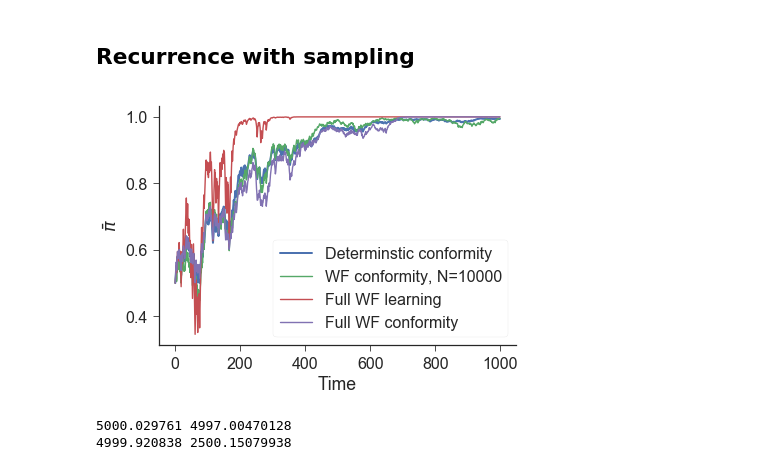
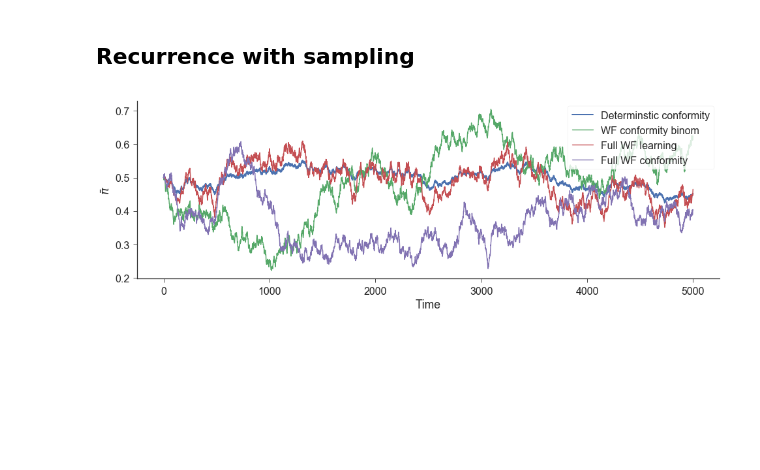
Before and after one commit to yoavram/Milpitas, a Jupyter notebook: notebooks/recurrence.ipynb, the cells around one changed output. Cells and saved outputs as stored; diff of their text form; code cells hidden in the pictures; blank space fills up the shorter version.

Commit message:
started transition to parental-conformity

```diff
--- a/notebooks/recurrence.ipynb
+++ b/notebooks/recurrence.ipynb
@@ -91,5 +94,9 @@ print(sols)
 # %%
-sol0, sol1, sol2, sol3 = 0, 1, (-W*η + W + w*η - 3*w - sqrt(W**2*η**2 - 2*W**2*η + W**2 - 2*W*w*η**2 + 4*W*w*η + 2*W*w + w**2*η**2 - 2*w**2*η + w**2))/(-2*W*η + 4*W + 2*w*η - 4*w), (-W*η + W + w*η - 3*w + sqrt(W**2*η**2 - 2*W**2*η + W**2 - 2*W*w*η**2 + 4*W*w*η + 2*W*w + w**2*η**2 - 2*w**2*η + w**2))/(-2*W*η + 4*W + 2*w*η - 4*w)
+sol0, sol1, sol2, sol3 = 0, 1, (-W*ρ + W + w*ρ - 3*w - sqrt(
+    W**2*ρ**2 - 2*W**2*ρ + W**2 - 2*W*w*ρ**2 + 4*W*w*ρ + 2*W*w + w**2*ρ**2 - 2*w**2*ρ + w**2
+))/(-2*W*ρ + 4*W + 2*w*ρ - 4*w), (-W*ρ + W + w*ρ - 3*w + sqrt(
+    W**2*ρ**2 - 2*W**2*ρ + W**2 - 2*W*w*ρ**2 + 4*W*w*ρ + 2*W*w + w**2*ρ**2 - 2*w**2*ρ + w**2
+))/(-2*W*ρ + 4*W + 2*w*ρ - 4*w)
 # %%
 sol2
 # %% [output]
@@ -147,4 +131,0 @@ Created on Feb 8 2017 using commit 878b8790e6383f038a502fe6b53c834a8882a9f4.
-# %%
-df = load_simulations('../data/recurrenceA1B1', False, False)
-print('π0:', df['π0'].unique())
-df.head()
@@ -290,4 +196,0 @@ Created on Feb 8 2017 using commit 878b8790e6383f038a502fe6b53c834a8882a9f4.
-# %%
-df = load_simulations('../data/recurrenceA2B1', False, False)
-print(df['π0'].unique())
-df.head()
@@ -582,12 +479,12 @@ False
 # %%
 N = 10000
-ρ = η = 0.1
-n = 1000
+ρ = η = 0.01
+n = 5000
 W = 2
 w = 1
 x0 = 0.5
 ε = np.zeros(n)
-ε[np.random.random(n) > 0.65] = 1
+ε[np.random.random(n) > 0.5] = 1
 
 x = np.empty(n, dtype=float)
 x[0] = x0
@@ -601,31 +498,22 @@ for t in range(1, n):
         ωA, ωB = w, W
     x[t] = recurrence(x[t-1], η, ωA, ωB)
     y[t] = recurrence(y[t-1], η, ωA, ωB)
-    if N > 0:
-        x[t] = beta_binomial_rand(N, int(N*x[t]), int(N*(1-x[t]))) / N
+
+    x[t] = scipy.stats.binom.rvs(N, x[t]) / N
 # %%
 πη = simulation(N, n, η, -1, W, w, lambda N: np.ones(N)*x0, ε)
 πρ = simulation(N, n, -1, ρ, W, w, lambda N: np.ones(N)*x0, ε)
 # %%
+plt.figure(figsize=(16, 5))
 plt.plot(y, lw=2, label='Determinstic conformity')
-plt.plot(x, label='WF conformity, N={}'.format(N))
+plt.plot(x, label='WF conformity binom')
 plt.plot(πη.mean(axis=1), label='Full WF learning')
 plt.plot(πρ.mean(axis=1), label='Full WF conformity')
 # plt.xlim(0, 1000)
 plt.legend(frameon=True)
 plt.ylabel(r'$\bar{\pi}$')
 # plt.ylim(0.45,1)
 plt.xlabel('Time')
 sns.despine()
 # %% [output]
-[figure, old version]
+[figure, new version]
-# %%
-α, β = N//2, N - N//2
-p = np.random.beta(α, β, 1000000)
-X = np.random.binomial(N, p)
-Y = np.random.binomial(N, 0.5, size=1000000)
-print(X.mean(), X.var())
-print(Y.mean(), Y.var())
-# %% [output]
-5000.029761 4997.00470128
-4999.920838 2500.15079938
```
Also changed, not shown: parts of 23 cells of this notebook.
